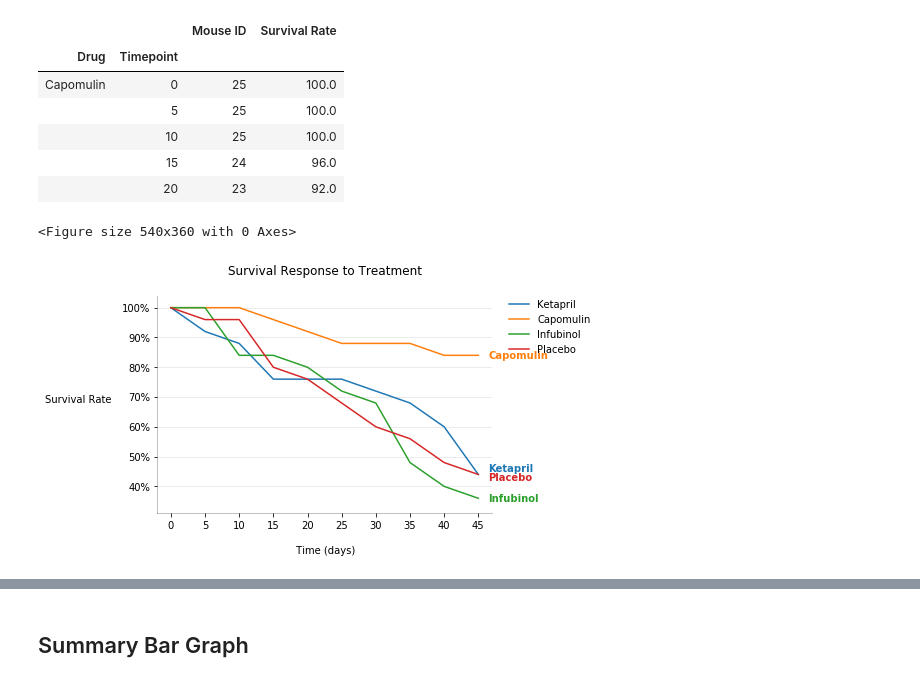
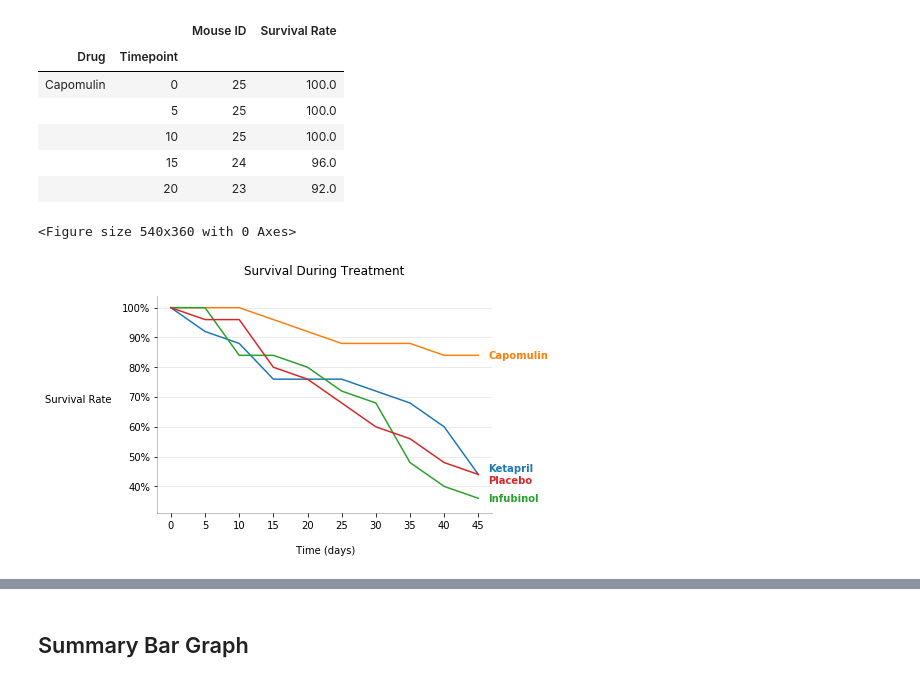
Before and after one commit to scottinsactown/Pymaceuticals, a Jupyter notebook: Pymaceuticals/pymaceuticals_starter.ipynb, the cells around one changed output, grey strips where cells are left out. Cells and saved outputs as stored; diff of their text form; code cells hidden in the pictures.

Commit message:
partial final chart

```diff
--- a/Pymaceuticals/pymaceuticals_starter.ipynb
+++ b/Pymaceuticals/pymaceuticals_starter.ipynb
@@ -236,9 +210,7 @@ df_mice_num.head()
 |  | 15 | 24 | 96.0 |
 |  | 20 | 23 | 92.0 |
 # %%
-# Generate the Plot (Accounting for percentages)
-
-# Generate the plot with error bars
+# Generate the plot
 # Loop preparation
 plt.figure(figsize=(7.5,5))
 fig, ax = plt.subplots()
@@ -248,40 +220,41 @@ for drug in df['Drug'].unique():
     drug_data = df_mice_num.loc[drug].reset_index()
     x_axis = drug_data.loc[:,'Timepoint'].values
     y_axis = drug_data.loc[:,'Survival Rate'].values
-    ax.errorbar(x_axis,y_axis,capsize=3, elinewidth=0, markeredgewidth=1,label=drug)
+#  NEED?   std_err = drug_data.loc[:,'Survival Rate sem'].values
+    ax.errorbar(x_axis,y_axis, capsize=3, elinewidth=0, markeredgewidth=1,label=drug) #yerr=std_err,
 
-# Set chart design basics
-plt.title('Survival Response to Treatment\n',weight='medium')
+# Chart design basics
+plt.title('Survival During Treatment\n',weight='medium')
 plt.xlabel('\n Time (days)')
 plt.ylabel('Survival Rate  ',rotation=0,ha='right')
 plt.xlim(min(x_axis)-2,max(x_axis)+2)
 plt.ylim(min(df_mice_num['Survival Rate']-5),max(df_mice_num['Survival Rate']+4))
 ax.yaxis.set_major_formatter(ticker.PercentFormatter())
 plt.grid(axis='y',alpha=.3)
 
 #If I wanted to do a traditional legend:
-plt.legend(bbox_to_anchor=(1.04,1), borderaxespad=0,frameon=False)
+#plt.legend(bbox_to_anchor=(1.04,1), borderaxespad=0,frameon=False)
         #https://stackoverflow.com/questions/4700614/how-to-put-the-legend-out-of-the-plot
 
 # But I want to annotate here for clearer viz
 # **** way to automate color based on presets?
 plt.xticks(np.arange(min(df['Timepoint']), max(df['Timepoint']+2), 5.0))
 plt.annotate('Ketapril',(46.5,45),ha='left',color='C0',weight='bold')
 plt.annotate('Capomulin',(46.5,83),ha='left',color='C1',weight='bold')
 plt.annotate('Infubinol',(46.5,35),ha='left',color='C2',weight='bold')
-plt.annotate('Placebo',(46.5,42),ha='left',color='C3',weight='bold')
+plt.annotate('Placebo',(46.5,41),ha='left',color='C3',weight='bold')
 
-# Address remaining clutter
+# Additional clean up
 ax.spines['top'].set_visible(False)
 ax.spines['right'].set_visible(False)
 ax.spines['left'].set_alpha(alpha=.3)
 ax.spines['bottom'].set_alpha(alpha=.3)
 
 # Save the figure in a way that perserves special formatting
 plt.savefig('Survival_Rate.jpg',bbox_inches = "tight")
 
 # Show the Figure
 plt.show()
 # %% [output]
 <Figure size 540x360 with 0 Axes>
-[figure, old version]
+[figure, new version]
```
Also changed, not shown: parts of 13 cells of this notebook.
